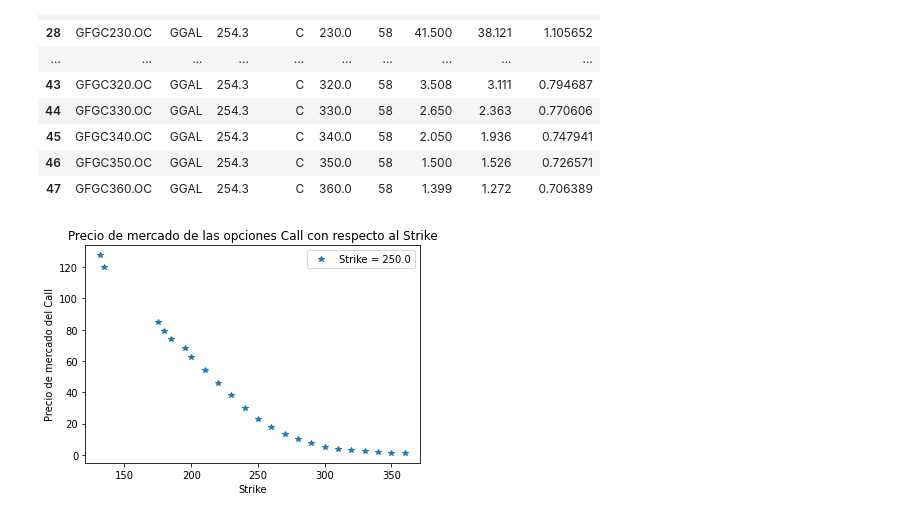
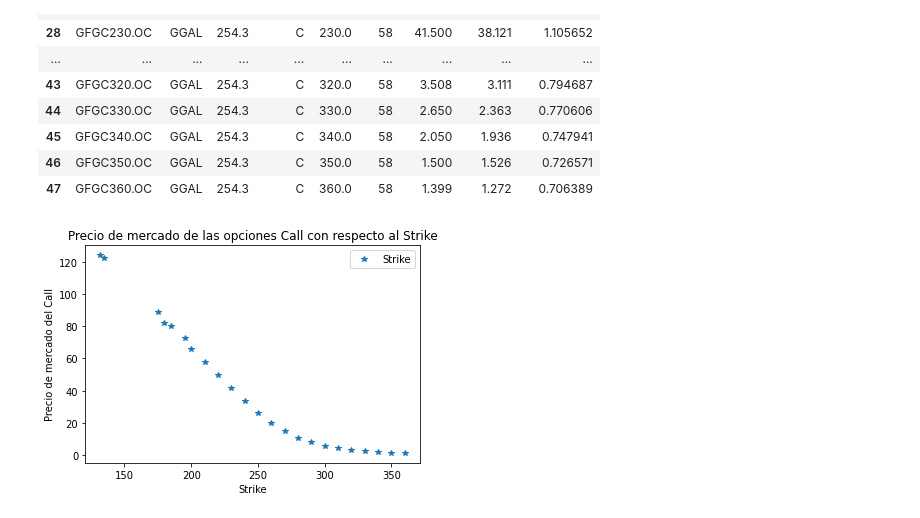
Before and after one commit to manumau-hub/finanzasCuantitativas, a Jupyter notebook: Notebooks/pyHomeBroker.ipynb, the cells around one changed output. Saved outputs shown, nothing was run; the diff lists cells and outputs as text; code cells hidden in the pictures.

```diff
--- a/Notebooks/pyHomeBroker.ipynb
+++ b/Notebooks/pyHomeBroker.ipynb
@@ -353,19 +353,24 @@ panel_opciones_ggal
 | 47 | GFGC360.OC | GGAL | 254.3 | C | 360.0 | 58 | 1.399 | 1.272 | 0.706389 |
 # %%
 from matplotlib import pyplot as plt
-Ks = list(set(panel_opciones_ggal.Strike.values))
-precios = []
-for K in Ks:
-    precios.append(panel_opciones_ggal[(panel_opciones_ggal.Strike == K)].Close.values)
-precios
-plt.plot(Ks, precios,'*', label='Strike = '+str(K))
+#Ks = list(set(panel_opciones_ggal.Strike.values))
+#precios = []
+#for K in Ks:
+#    precios.append(panel_opciones_ggal[(panel_opciones_ggal.Strike == K)].Close.values)
+#precios
+
+#plt.plot(Ks, precios,'*', label='Strike = '+str(K))
+
+plt.plot(panel_opciones_ggal.Strike, panel_opciones_ggal.Last,'*', label='Strike')
+
 
 plt.legend()
 
 plt.xlabel('Strike')
 plt.ylabel('Precio de mercado del Call')
 plt.title('Precio de mercado de las opciones Call con respecto al Strike')
 
+
 plt.show()
 # %% [output]
-[figure, old version]
+[figure, new version]
```
Also changed, not shown: parts of 2 cells of this notebook, 4 other files.
